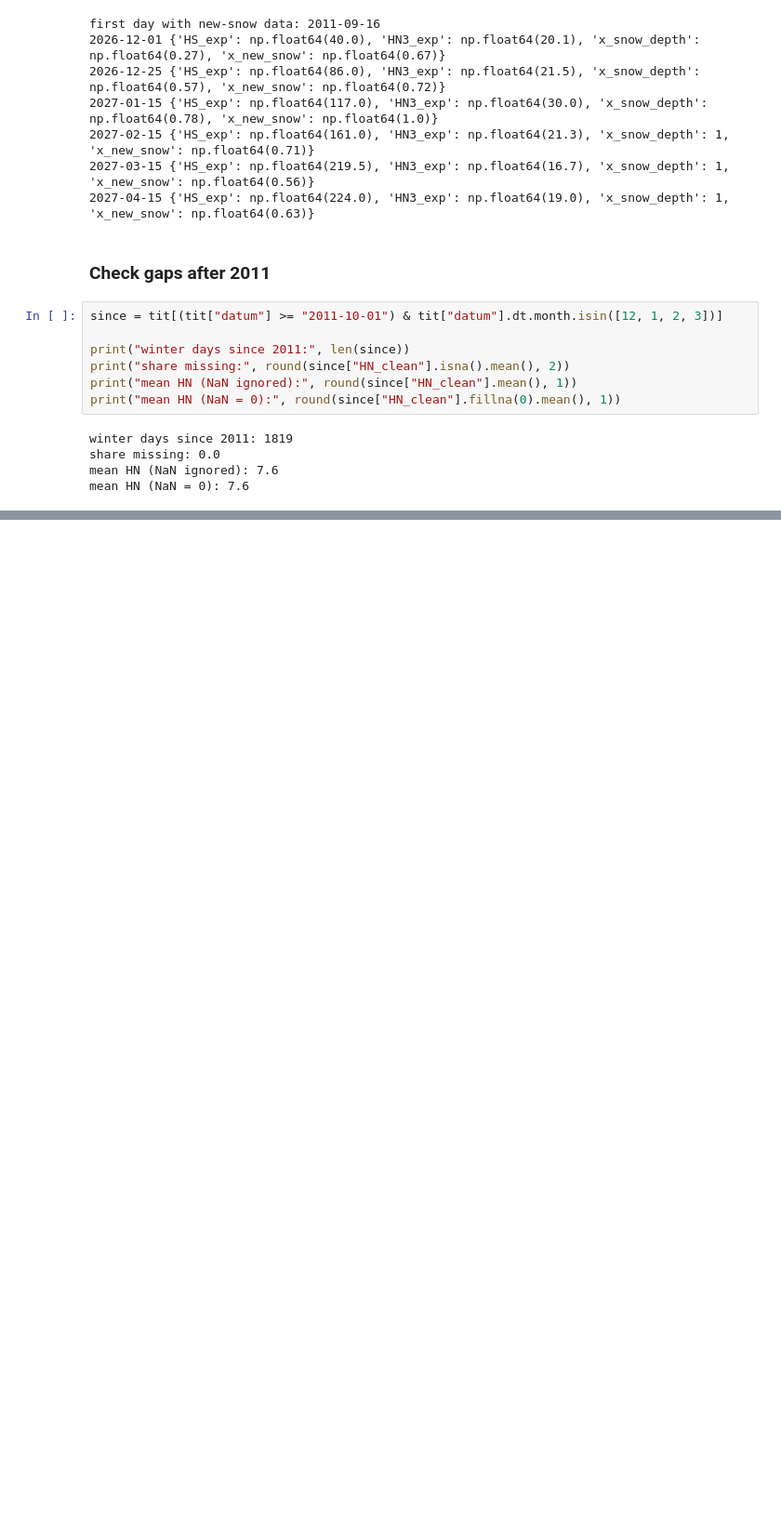
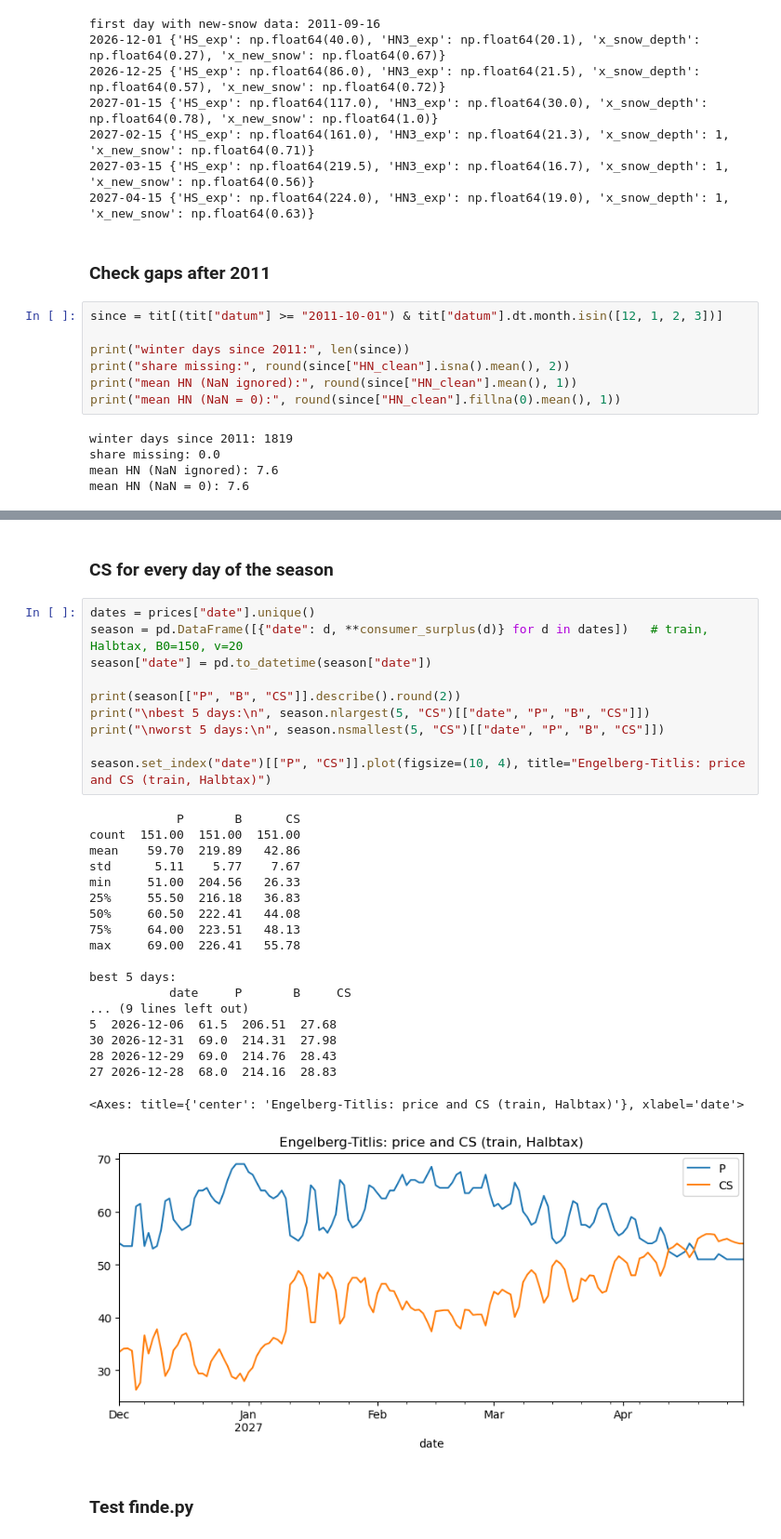
Before and after one commit to DimitriSiegrist/SkiGuru, a Jupyter notebook: notebooks/luisa_pilot.ipynb, the cells around one changed output, grey strips where cells are left out. Shown at 93% size. Cells and saved outputs as stored; diff of their text form; blank space fills up the shorter version.

```diff
--- a/notebooks/luisa_pilot.ipynb
+++ b/notebooks/luisa_pilot.ipynb
@@ -487,0 +531,34 @@ mean HN (NaN = 0): 7.6
+# %% [markdown]
+### CS for every day of the season
+# %%
+dates = prices["date"].unique()
+season = pd.DataFrame([{"date": d, **consumer_surplus(d)} for d in dates])   # train, Halbtax, B0=150, v=20
+season["date"] = pd.to_datetime(season["date"])
+
+print(season[["P", "B", "CS"]].describe().round(2))
+print("\nbest 5 days:\n", season.nlargest(5, "CS")[["date", "P", "B", "CS"]])
+print("\nworst 5 days:\n", season.nsmallest(5, "CS")[["date", "P", "B", "CS"]])
+
+season.set_index("date")[["P", "CS"]].plot(figsize=(10, 4), title="Engelberg-Titlis: price and CS (train, Halbtax)")
+# %% [output]
+            P       B      CS
+count  151.00  151.00  151.00
+mean    59.70  219.89   42.86
+std      5.11    5.77    7.67
+min     51.00  204.56   26.33
+25%     55.50  216.18   36.83
+50%     60.50  222.41   44.08
+75%     64.00  223.51   48.13
+max     69.00  226.41   55.78
+
+best 5 days:
+           date     P       B     CS
+... (9 lines left out)
+5  2026-12-06  61.5  206.51  27.68
+30 2026-12-31  69.0  214.31  27.98
+28 2026-12-29  69.0  214.76  28.43
+27 2026-12-28  68.0  214.16  28.83
+<Axes: title={'center': 'Engelberg-Titlis: price and CS (train, Halbtax)'}, xlabel='date'>
+[figure, added]
+# %% [markdown]
+### Test finde.py
```
Also changed, not shown: parts of 3 cells of this notebook.
